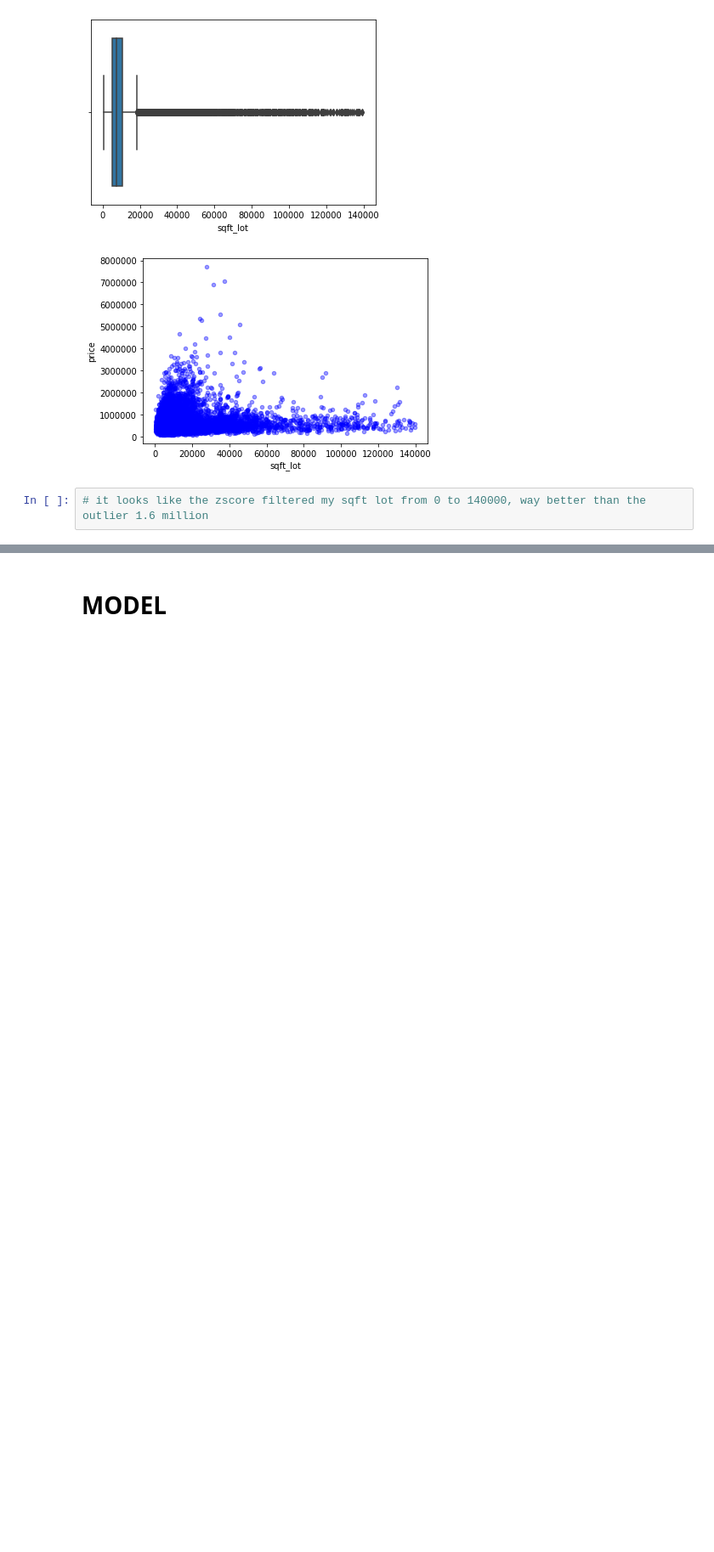
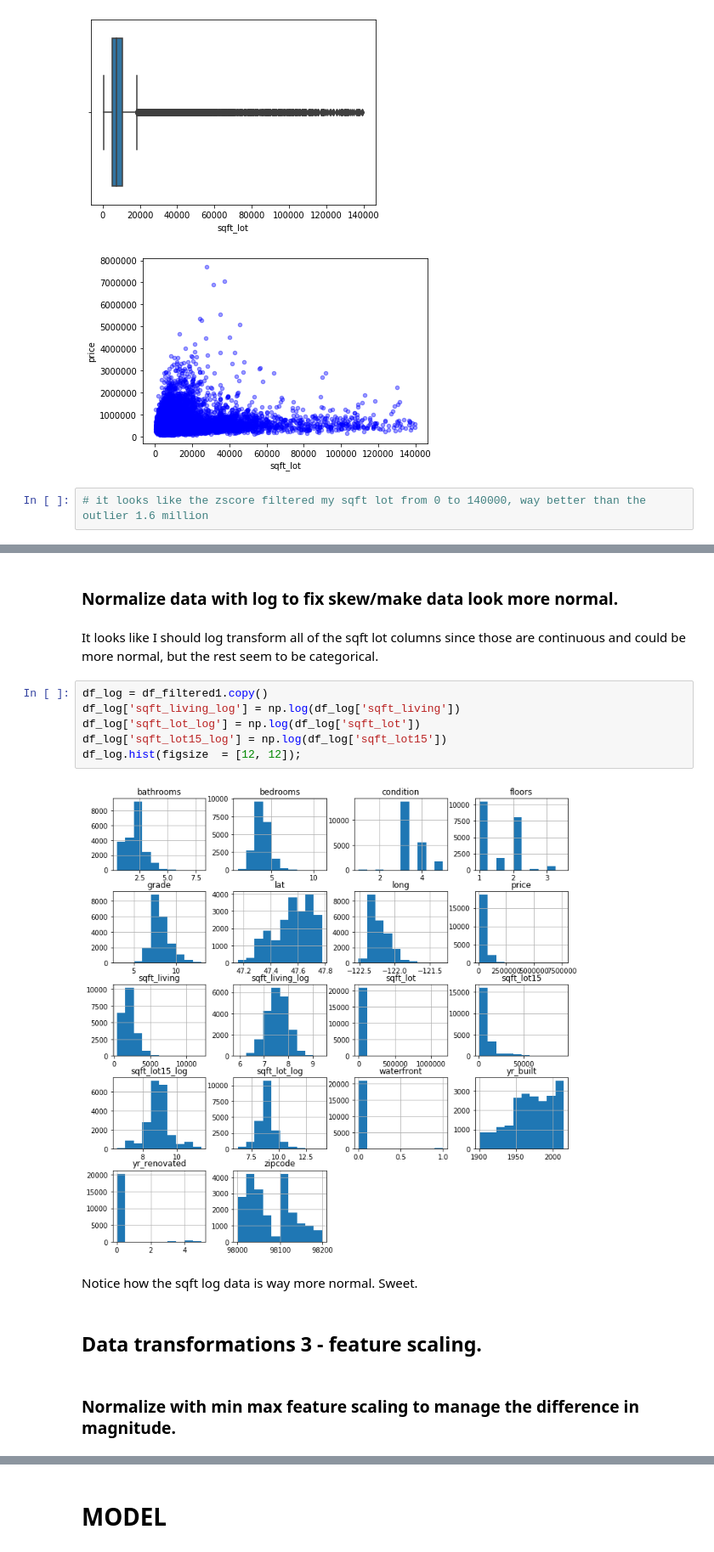
Before and after one commit to alexanderjohnny/dsc-v2-mod1-final-project-online-ds-pt-100719, a Jupyter notebook: study_group_starter_nb.ipynb, the cells around one changed output, grey strips where cells are left out. Shown at 85% size. Saved outputs shown, nothing was run; the diff lists cells and outputs as text; blank space fills up the shorter version.

```diff
--- a/study_group_starter_nb.ipynb
+++ b/study_group_starter_nb.ipynb
@@ -1224,0 +1247,18 @@ display(df_filtered1.plot(kind='scatter', x='sqft_living15', y='price', alpha=0.
+# %% [markdown]
+### Normalize data with log to fix skew/make data look more normal.
+# %% [markdown]
+It looks like I should log transform all of the sqft lot columns since those are continuous and could be more normal, but the rest seem to be categorical.
+# %%
+df_log = df_filtered1.copy()
+df_log['sqft_living_log'] = np.log(df_log['sqft_living'])
+df_log['sqft_lot_log'] = np.log(df_log['sqft_lot'])
+df_log['sqft_lot15_log'] = np.log(df_log['sqft_lot15'])
+df_log.hist(figsize  = [12, 12]);
+# %% [output]
+[figure, added]
+# %% [markdown]
+Notice how the sqft log data is way more normal. Sweet.
+# %% [markdown]
+## Data transformations 3 - feature scaling.
+# %% [markdown]
+### Normalize with min max feature scaling to manage the difference in magnitude.
```
Also changed, not shown: parts of 77 cells of this notebook.
